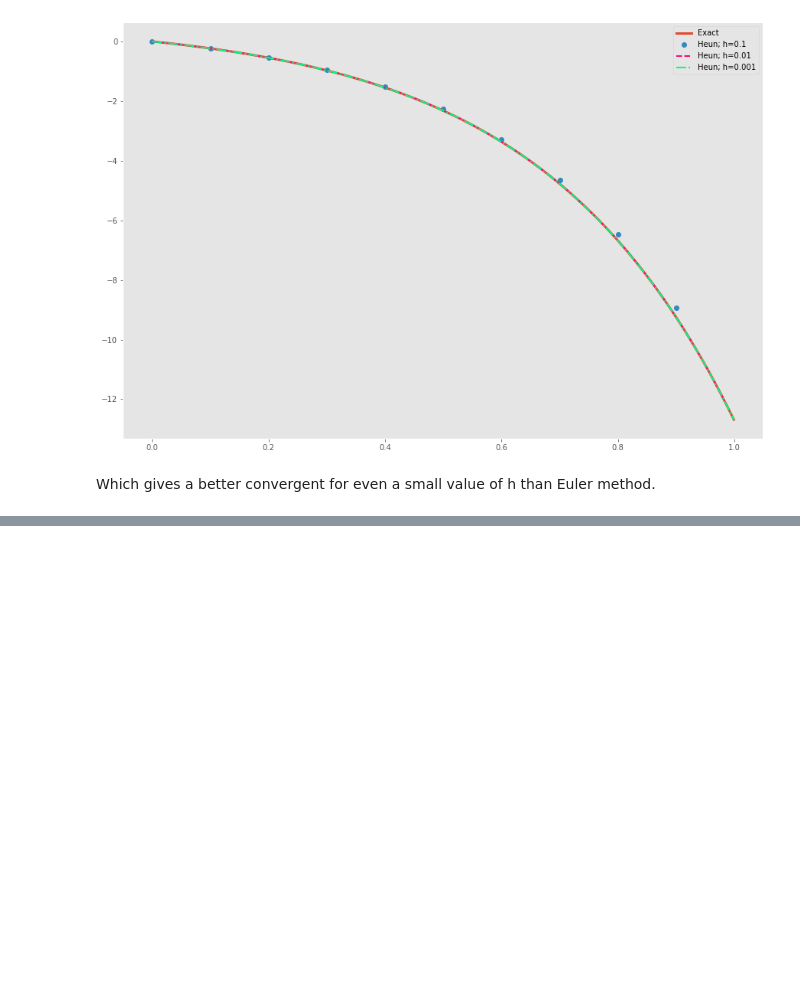
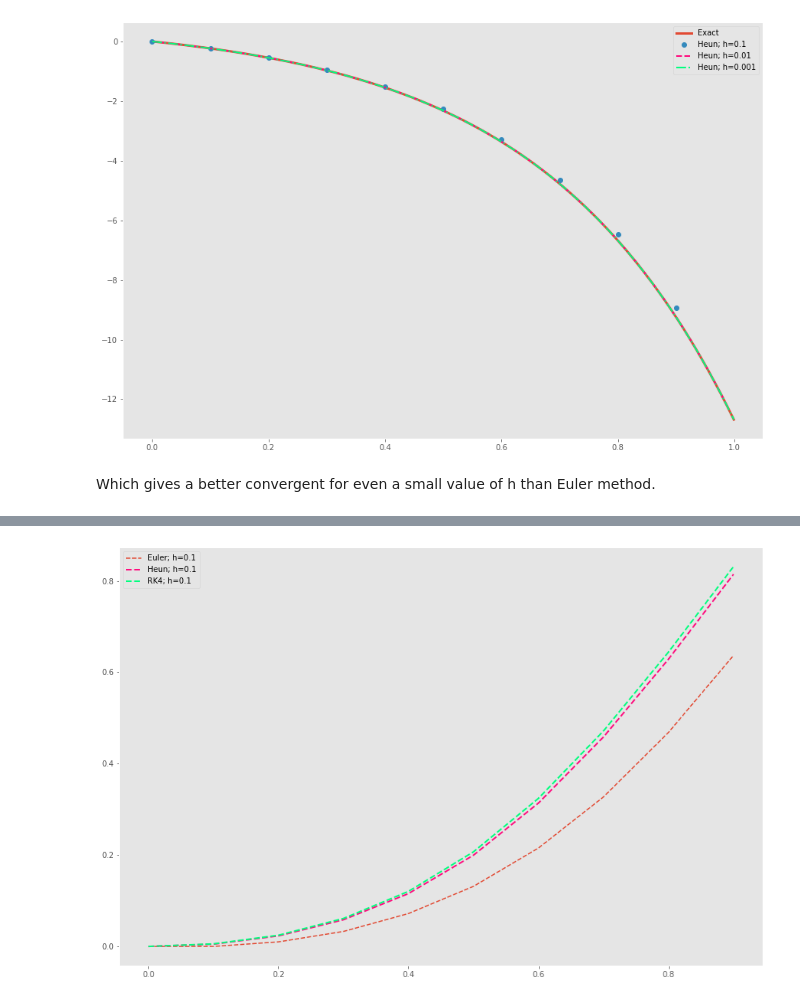
Before and after one commit to phy6boy/stochdynpy, a Jupyter notebook: B01_deterministic_de_1.ipynb, the cells around one changed output, grey strips where cells are left out. Saved outputs shown, nothing was run; the diff lists cells and outputs as text; code cells hidden in the pictures; blank space fills up the shorter version.

```diff
--- a/B01_deterministic_de_1.ipynb
+++ b/B01_deterministic_de_1.ipynb
@@ -207,0 +243,27 @@ Ok. Let's compare Heun and Euler method for a fixed time step, say, 0.001, and c
+# %%
+def f(t, y):
+    return 3*y - 2
+
+
+def RK4(t):
+    """
+    Solve the DE of the form dy/dt= f(t, y)
+    using Heun's method.
+    takes time as an array and returns solution y(t) for those values of t
+    """
+
+    h = t[1] - t[0]          # Time step
+    y = np.zeros_like(t)     # defining y array with same size as t but with all zeros
+    y[0] = 0                 # initial condition
+
+    for i in range(len(t) -1):
+
+        k1 = f(t[i], y[i])
+        k2 = f(t[i] + h/2, y[i] + h*k1/2)
+        k3 = f(t[i] + h/2, y[i] + h*k2/2)
+        k4 = f(t[i] + h, y[i] + h*k3)
+
+        y[i+1] = y[i] + 1/6*h*(k1 + 2*k2 + 2*k3 + k4)
+        # Why we dont update time step ?
+
+    return y
@@ -223,0 +405,19 @@ Its clear that Heun's method takes longer time, but gives more meaningfull resul
+# %%
+t0 = 0
+tf = 1
+t = np.arange(t0, tf, 0.1)
+
+y_euler = Euler(t)
+y_heun  = Heun(t)
+y_rk4   = RK4(t)
+# %%
+plt.figure(figsize=(15, 10))
+plt.plot(t, y_euler, "--", label="Euler; h=0.1")
+plt.plot(t, y_heun, "--", lw=2, c="#FF0C7E", label="Heun; h=0.1")
+plt.plot(t, y_rk4, "--", lw=2, c="#00FF7E", label="RK4; h=0.1")
+
+plt.grid()
+plt.legend()
+plt.show()
+# %% [output]
+[figure, added]
```
Also changed, not shown: parts of 25 cells of this notebook.
